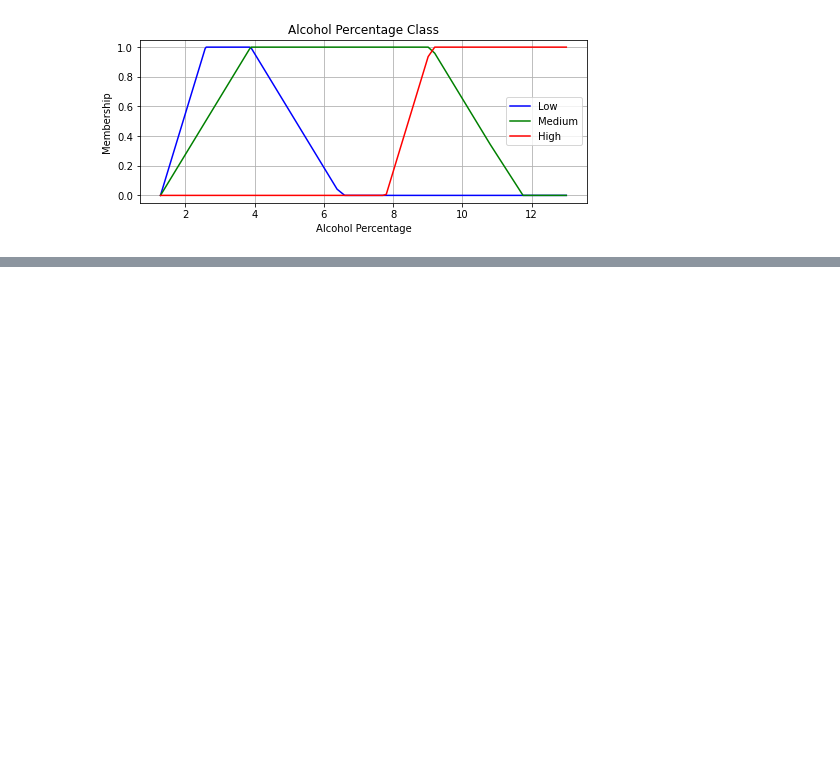
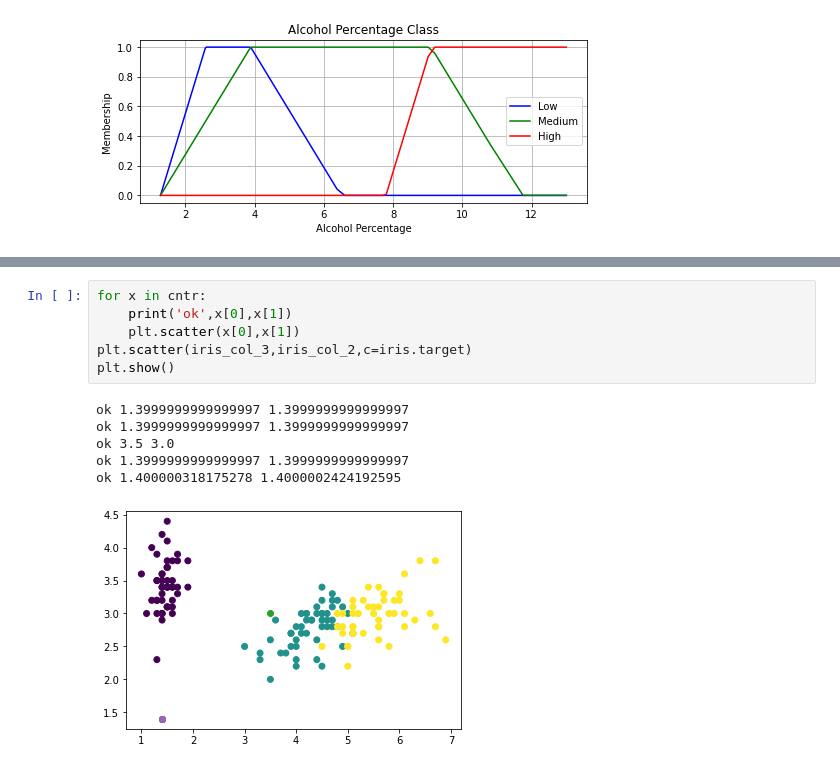
Before and after one commit to foreverloop/fuzz, a Jupyter notebook: fuzzy_notes.ipynb, the cells around one changed output, grey strips where cells are left out. Saved outputs shown, nothing was run; the diff lists cells and outputs as text; blank space fills up the shorter version.

```diff
--- a/fuzzy_notes.ipynb
+++ b/fuzzy_notes.ipynb
@@ -115,0 +123,13 @@ plt.show()
+# %%
+for x in cntr:
+    print('ok',x[0],x[1])
+    plt.scatter(x[0],x[1])
+plt.scatter(iris_col_3,iris_col_2,c=iris.target)
+plt.show()
+# %% [output]
+ok 1.3999999999999997 1.3999999999999997
+ok 1.3999999999999997 1.3999999999999997
+ok 3.5 3.0
+ok 1.3999999999999997 1.3999999999999997
+ok 1.400000318175278 1.4000002424192595
+[figure, added]
```
Also changed, not shown: parts of 6 cells of this notebook.
